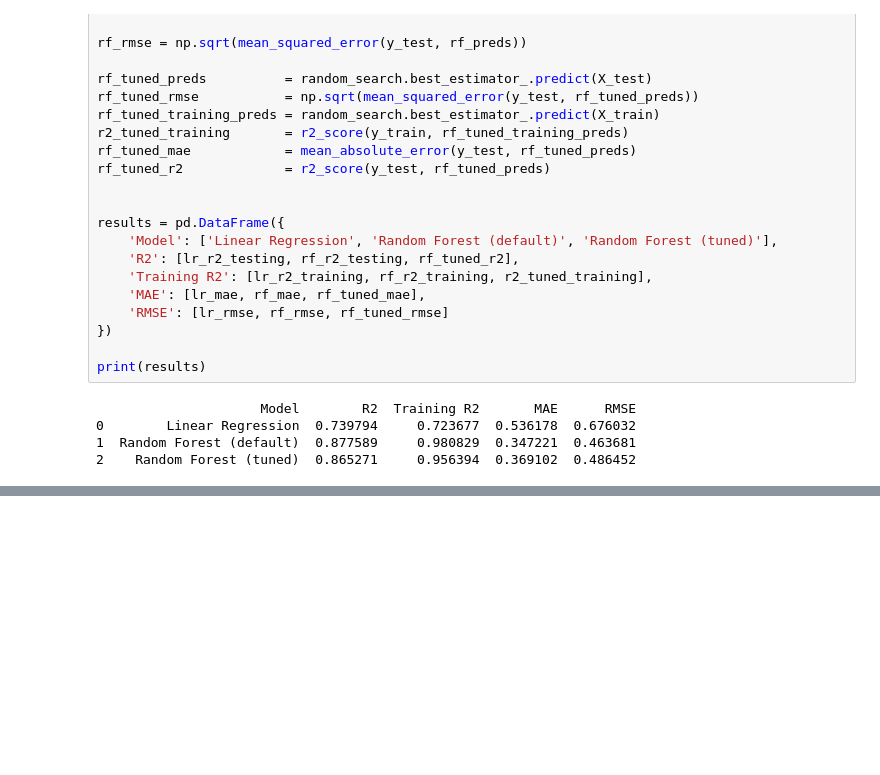
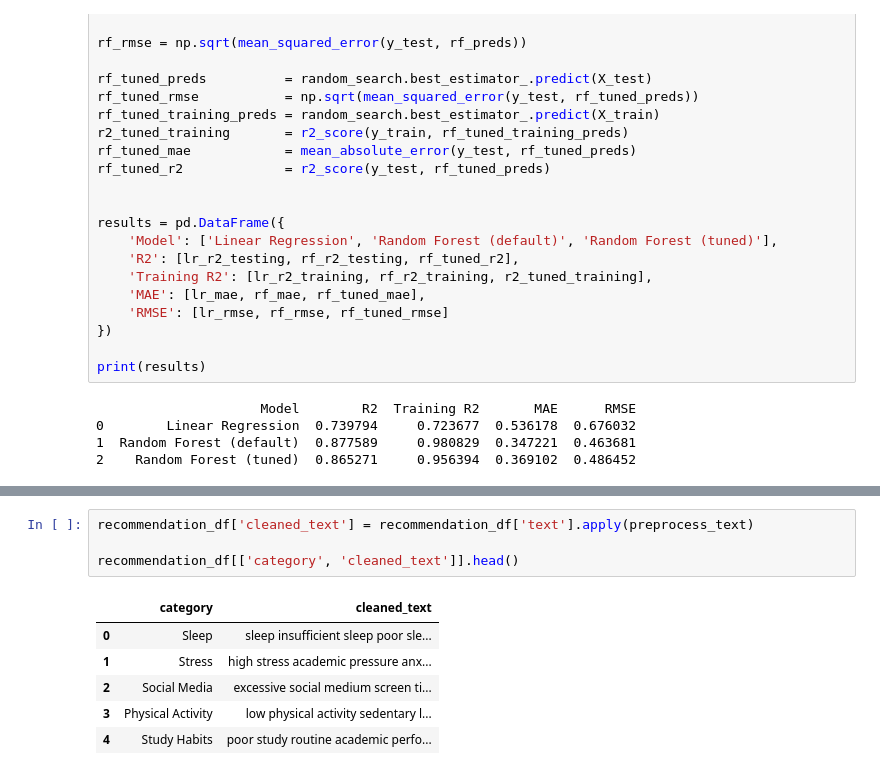
Before and after one commit to gokulgr007/Explainable-Student-Mental-Well-being-Analysis-and-Recommendation-System, a Jupyter notebook: student_wellbeing.ipynb, the cells around one changed output, grey strips where cells are left out. Cells and saved outputs as stored; diff of their text form; blank space fills up the shorter version.

```diff
--- a/student_wellbeing.ipynb
+++ b/student_wellbeing.ipynb
@@ -445,0 +563,11 @@ print(results)
+# %%
+recommendation_df['cleaned_text'] = recommendation_df['text'].apply(preprocess_text)
+
+recommendation_df[['category', 'cleaned_text']].head()
+# %% [output]
+|  | category | cleaned_text |
+| 0 | Sleep | sleep insufficient sleep poor sle... |
+| 1 | Stress | high stress academic pressure anx... |
+| 2 | Social Media | excessive social medium screen ti... |
+| 3 | Physical Activity | low physical activity sedentary l... |
+| 4 | Study Habits | poor study routine academic perfo... |
```
Also changed, not shown: parts of 25 cells of this notebook.
